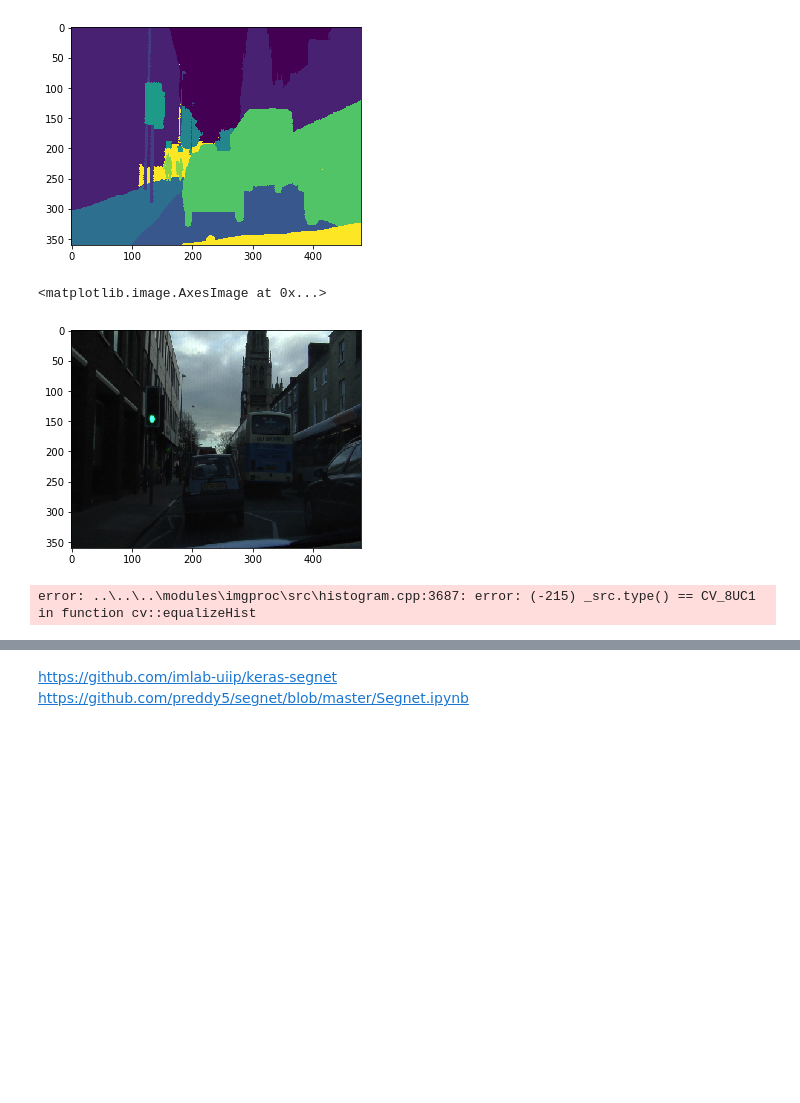
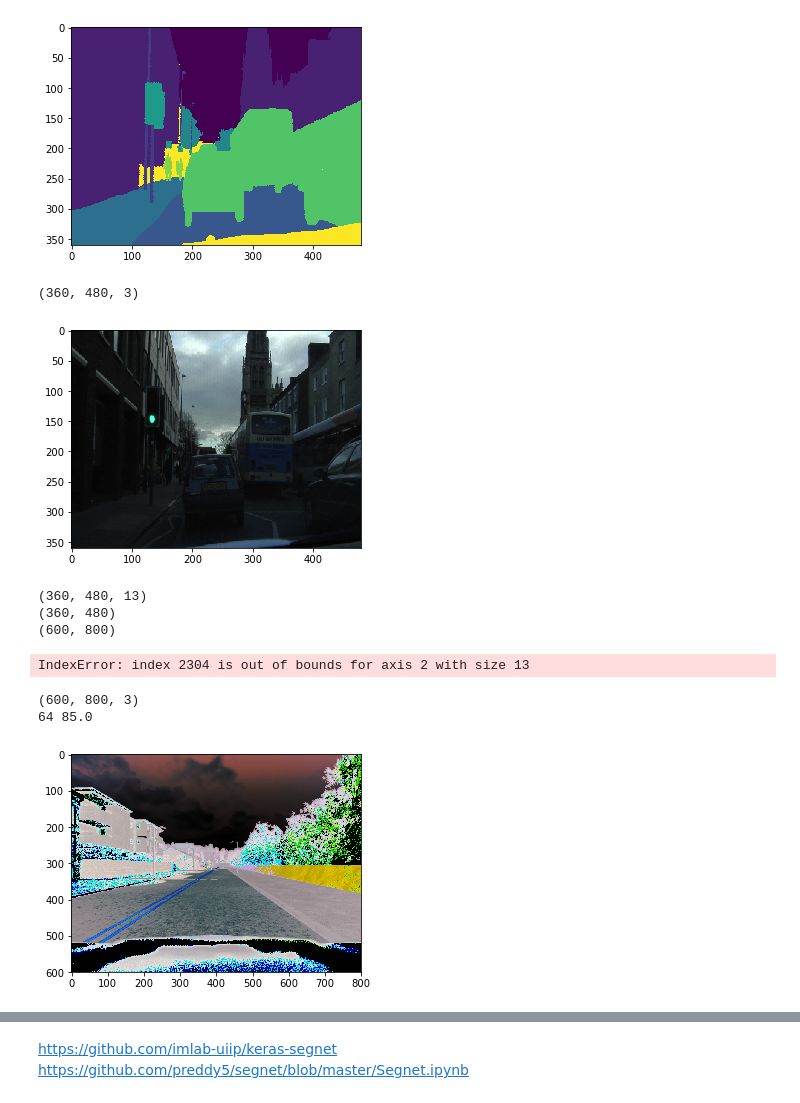
Before and after one commit to hc167/Lyft-Challenge, a Jupyter notebook: Lyft_segnet.ipynb, the cells around one changed output, grey strips where cells are left out. Drawn from its saved outputs; the diff is of its cells as text; code cells hidden in the pictures; blank space fills up the shorter version.

Commit message:
Add more functions and features

```diff
--- a/Lyft_segnet.ipynb
+++ b/Lyft_segnet.ipynb
@@ -76 +86,7 @@ DisplayImage(img, img2, 'Original Image', 'Seg')
 [figure]
+# %%
+cvimg = cv2.imread('Train/CameraRGB/0.png')
+cvimg2 = cv2.imread('Train/CameraSeg/0.png')
+DisplayImage(cv2.cvtColor(cvimg, cv2.COLOR_BGR2RGB), cv2.cvtColor(cvimg2, cv2.COLOR_BGR2RGB), 'Original Image', 'Seg')
+print (cvimg.shape)
+print (cvimg2.shape)
@@ -96,38 +124,56 @@ plt.imshow(img3)
 # %%
 testimg = mpimg.imread('../segnet/SegNet-Tutorial/CamVid/train/0001TP_006690.png')
 plt.imshow(testimg)
+print (testimg.shape)
 # %% [output]
-<matplotlib.image.AxesImage at 0x...>
+(360, 480, 3)
 [figure]
 # %%
+height = 600
+width = 800
+classes = 13
+
 def normalized(rgb):
-def normalize(x):
-    _min = np.min(x)
-    _max = np.max(x)
-    return (x - _min)/(_max - _min)
-    #return rgb/255.0
-    norm=np.zeros((rgb.shape[0], rgb.shape[1], 3),np.float32)
-
-    b=rgb[:,:,0]
-    g=rgb[:,:,1]
-    r=rgb[:,:,2]
-
-    norm[:,:,0]=cv2.equalizeHist(b)
-    norm[:,:,1]=cv2.equalizeHist(g)
-    norm[:,:,2]=cv2.equalizeHist(r)
+    norm=np.zeros((rgb.shape[0], rgb.shape[1], 3), np.float32)
+    norm[:,:,0]=cv2.equalizeHist(rgb[:,:,0])
+    norm[:,:,1]=cv2.equalizeHist(rgb[:,:,1])
+    norm[:,:,2]=cv2.equalizeHist(rgb[:,:,2])
 
     return norm
 
-def one_hot_it(labels):
-    x = np.zeros([360,480,12])
-    for i in range(360):
-        for j in range(480):
-            x[i,j,labels[i][j]]=1
+def one_hot_encode(labels):
+    x = np.zeros([labels.shape[0], labels.shape[1], classes])
+    for i in range(labels.shape[0]):
+        for j in range(labels.shape[1]):
+            x[i,j,int(labels[i][j])]=1
     return x
-
-testimg2 = np.rollaxis(normalized(testimg),2)
-# %% [output]
-error: ..\..\..\modules\imgproc\src\histogram.cpp:3687: error: (-215) _src.type() == CV_8UC1 in function cv::equalizeHist
+# %%
+encoded = one_hot_encode(img3)
+print(encoded.shape)
+print(img3.shape)
+print(cvimg2[:,:,2].shape)
+encoded2 = one_hot_encode(cvimg2[:,:,2])
+
+test_a = 350
+test_b = 350
+print(img3[test_a, test_b])
+print("----")
+for i in range(encoded.shape[2]):
+    print (encoded[test_a, test_b, i])
+# %% [output]
+(360, 480, 13)
+(360, 480)
+(600, 800)
+IndexError: index 2304 is out of bounds for axis 2 with size 13
+# %%
+cvimg_nor = normalized(cvimg)
+plt.imshow(cv2.cvtColor(cvimg_nor, cv2.COLOR_BGR2RGB))
+print (cvimg_nor.shape)
+print (cvimg[199, 199, 0] , cvimg_nor[199, 199, 0])
+# %% [output]
+(600, 800, 3)
+64 85.0
+[figure, added]
 # %%
 x = 100
 y = 300
```
Also changed, not shown: parts of 16 cells of this notebook.
